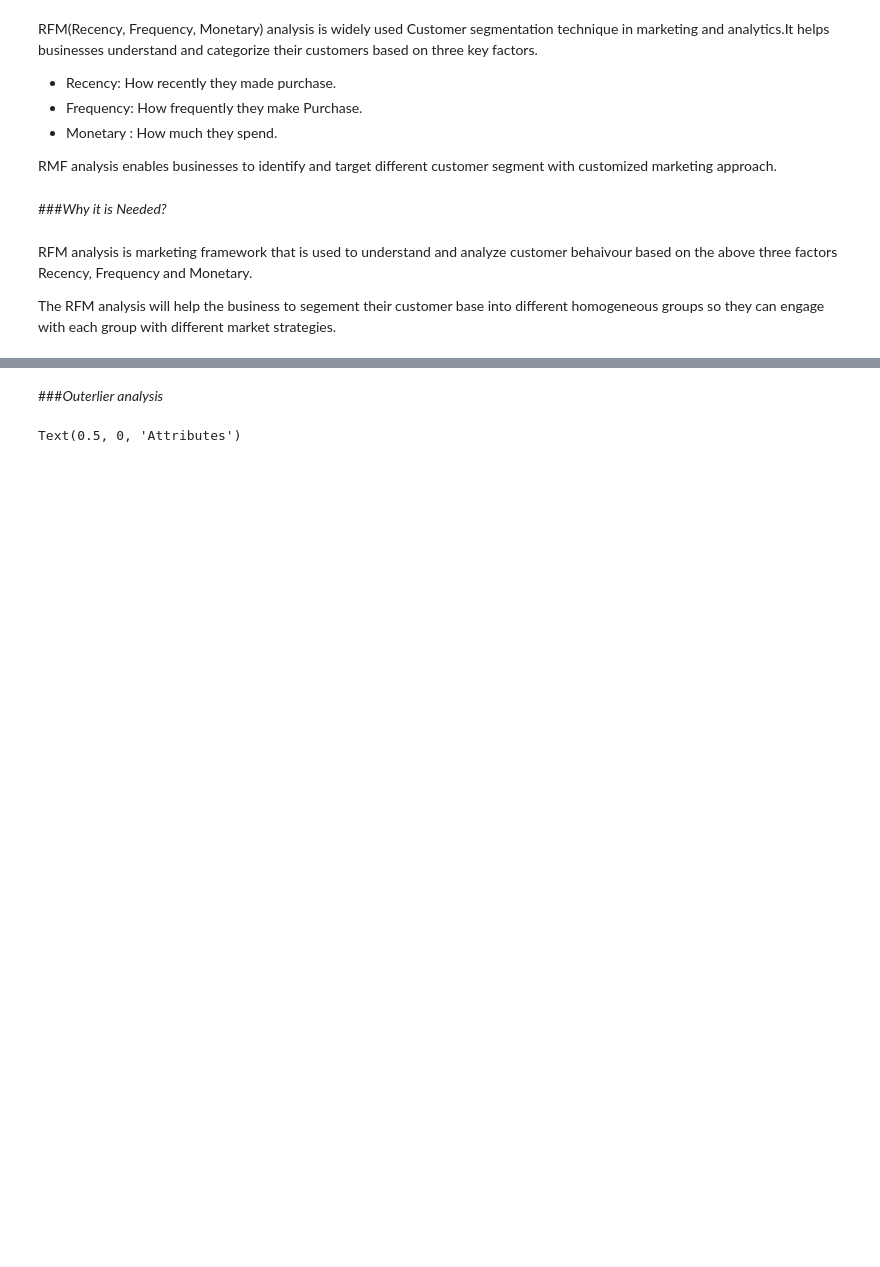
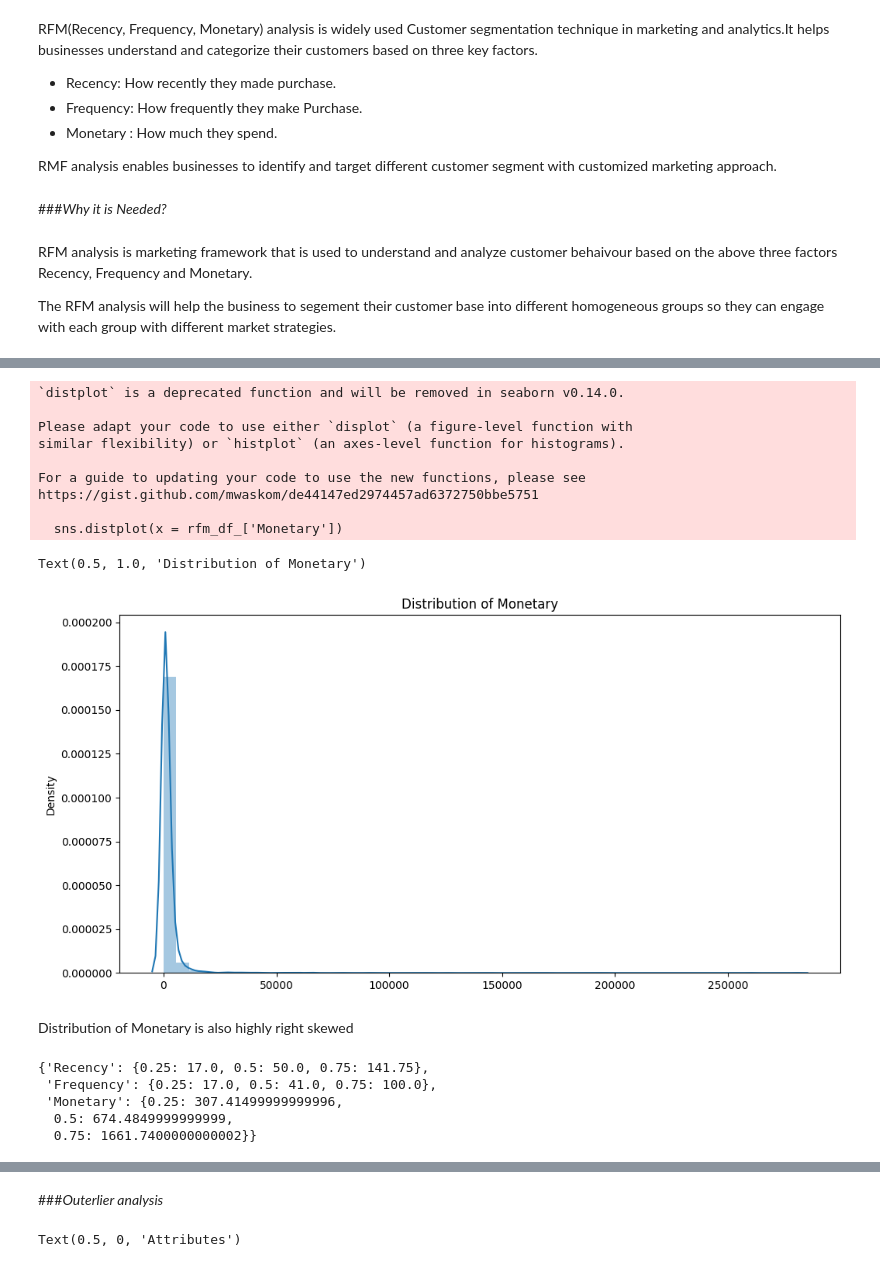
Before and after one commit to juel-123/Online_Retail_Customer_Segmentation, a Jupyter notebook: Online_Retail_Customer_Segmentation.ipynb, the cells around one changed output, grey strips where cells are left out. Cells and saved outputs as stored; diff of their text form; code cells hidden in the pictures; blank space fills up the shorter version.

```diff
--- a/Online_Retail_Customer_Segmentation.ipynb
+++ b/Online_Retail_Customer_Segmentation.ipynb
@@ -539,0 +562,18 @@ rfm.head()
+# %%
+plt.figure(figsize=(12,6))
+sns.distplot(x = rfm_df_['Monetary'])
+plt.title('Distribution of Monetary')
+# %% [output]
+`distplot` is a deprecated function and will be removed in seaborn v0.14.0.
+
+Please adapt your code to use either `displot` (a figure-level function with
+similar flexibility) or `histplot` (an axes-level function for histograms).
+
+For a guide to updating your code to use the new functions, please see
+https://gist.github.com/mwaskom/de44147ed2974457ad6372750bbe5751
+
+  sns.distplot(x = rfm_df_['Monetary'])
+Text(0.5, 1.0, 'Distribution of Monetary')
+[figure, added]
+# %% [markdown]
+Distribution of Monetary is also highly right skewed
@@ -539,0 +584,8 @@ rfm.head()
+# %%
+quantile
+# %% [output]
+{'Recency': {0.25: 17.0, 0.5: 50.0, 0.75: 141.75},
+ 'Frequency': {0.25: 17.0, 0.5: 41.0, 0.75: 100.0},
+ 'Monetary': {0.25: 307.41499999999996,
+  0.5: 674.4849999999999,
+  0.75: 1661.7400000000002}}
```
Also changed, not shown: parts of 102 cells of this notebook.
